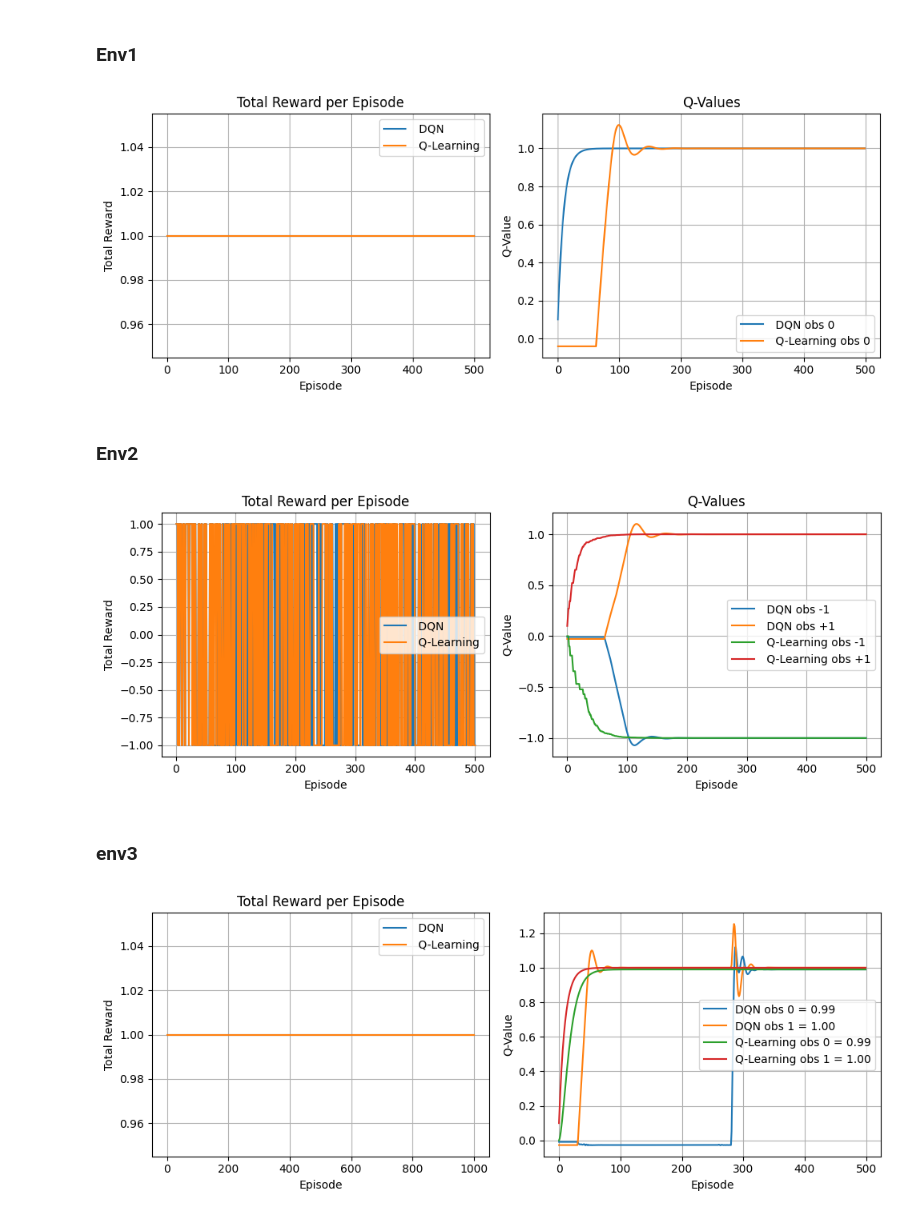
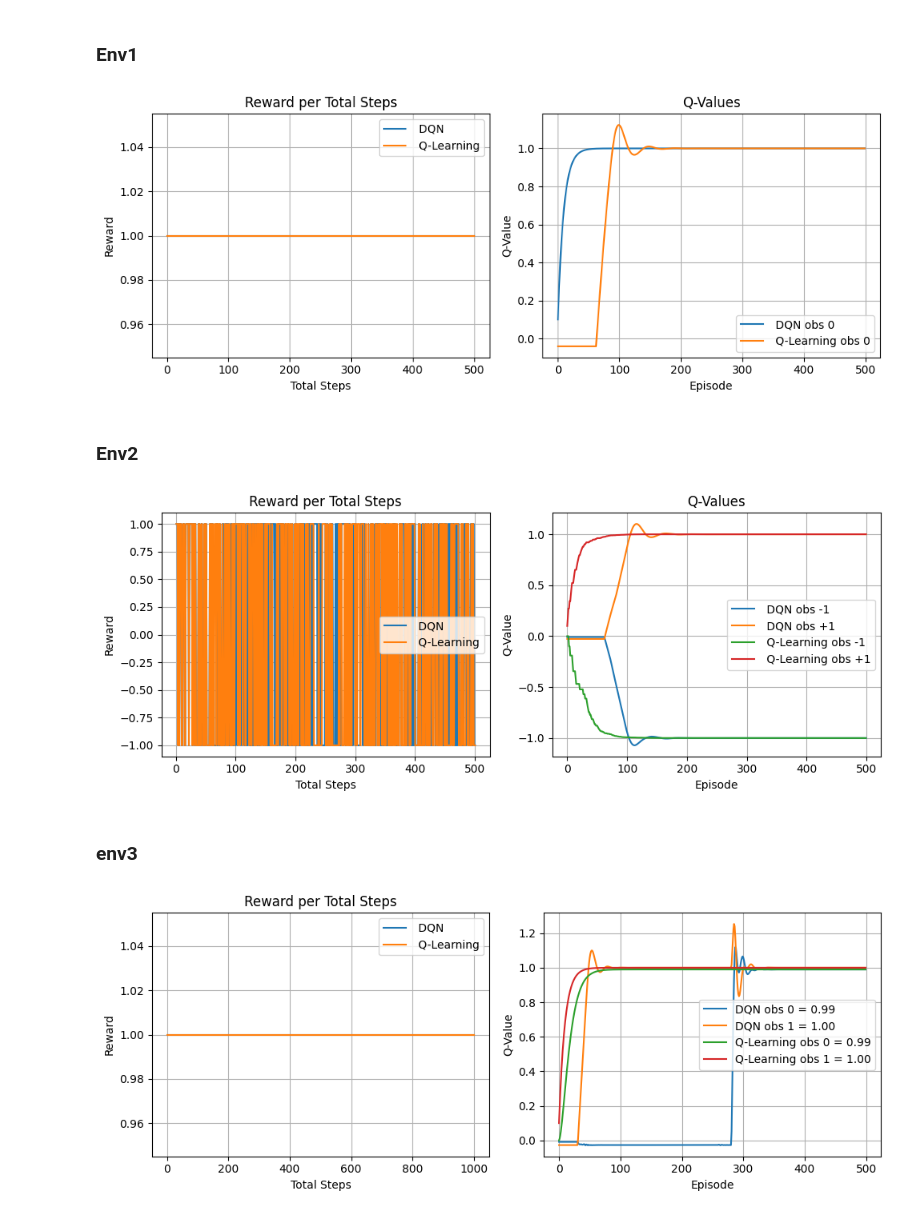
Before and after one commit to LucioLuque/RL-TP2, a Jupyter notebook: notebooks/parte1.ipynb, the cells around one changed output. Cells and saved outputs as stored; diff of their text form; code cells hidden in the pictures.

```diff
--- a/notebooks/parte1.ipynb
+++ b/notebooks/parte1.ipynb
@@ -280,40 +277,40 @@ ql_episodes, ql_values = load_from_tensorboard(path, tag)
 fig, axes = plt.subplots(1, 2, figsize=(10, 4))
 axes[0].plot(episodes, values, label=" DQN")
 axes[0].plot(ql_episodes, ql_values, label=" Q-Learning")
-axes[0].set_xlabel("Episode")
-axes[0].set_ylabel("Total Reward")
+axes[0].set_xlabel("Total Steps")
+axes[0].set_ylabel("Reward")
 axes[0].grid(True)
 axes[0].legend()
-axes[0].set_title("Total Reward per Episode")
+axes[0].set_title("Reward per Total Steps")
 
 path = Path(f"../runs/{folder_name}")
 tag= "Q-values/Episode/state_0_action_0"
 episodes, ql_values = load_from_tensorboard(path, tag)
 
 path = Path(f"../runs/{ql_folder_name}")
 tag= "Q-values/Episode/state_0_action_0"
 ql_episodes, values = load_from_tensorboard(path, tag)
 
 
 axes[1].plot(episodes, values, label=" DQN obs 0")
 axes[1].plot(ql_episodes, ql_values, label=" Q-Learning obs 0")
 axes[1].set_xlabel("Episode")
 axes[1].set_ylabel("Q-Value")
 axes[1].legend()
 axes[1].grid(True)
 axes[1].set_title("Q-Values")
 
 plt.tight_layout()
 
 image_name = "dqn_ql_env1"
 path = Path(f"../images/{image_name}.png")
 if not path.parent.exists():
     path.parent.mkdir(parents=True, exist_ok=True)
 plt.savefig(path, dpi=300)
 
 plt.show()
 # %% [output]
-[figure, old version]
+[figure, new version]
 # %% [markdown]
 ### Env2
 # %%
@@ -331,11 +328,11 @@ ql_episodes, ql_values = load_from_tensorboard(path, tag)
 fig, axes = plt.subplots(1, 2, figsize=(10, 4))
 axes[0].plot(episodes, values, label=" DQN")
 axes[0].plot(ql_episodes, ql_values, label=" Q-Learning")
-axes[0].set_xlabel("Episode")
-axes[0].set_ylabel("Total Reward")
+axes[0].set_xlabel("Total Steps")
+axes[0].set_ylabel("Reward")
 axes[0].grid(True)
 axes[0].legend()
-axes[0].set_title("Total Reward per Episode")
+axes[0].set_title("Reward per Total Steps")
 
 path = Path(f"../runs/{folder_name}")
 tag= "Q-values/Episode/state_0_action_0"
@@ -350,7 +347,6 @@ ql_episodes, ql_values = load_from_tensorboard(path, tag)
 
 tag= "Q-values/Episode/state_1_action_0"
 ql_episodes2, ql_values2 = load_from_tensorboard(path, tag)
-
 
 axes[1].plot(episodes, values, label=" DQN obs -1")
 axes[1].plot(episodes2, values2, label=" DQN obs +1")
@@ -371,7 +367,7 @@ plt.savefig(path, dpi=300)
 
 plt.show()
 # %% [output]
-[figure, old version]
+[figure, new version]
 # %% [markdown]
 ### env3
 # %%
@@ -388,11 +384,11 @@ ql_episodes, ql_values = load_from_tensorboard(path, tag)
 fig, axes = plt.subplots(1, 2, figsize=(10, 4))
 axes[0].plot(episodes, values, label=" DQN")
 axes[0].plot(ql_episodes, ql_values, label=" Q-Learning")
-axes[0].set_xlabel("Episode")
-axes[0].set_ylabel("Total Reward")
+axes[0].set_xlabel("Total Steps")
+axes[0].set_ylabel("Reward")
 axes[0].grid(True)
 axes[0].legend()
-axes[0].set_title("Total Reward per Episode")
+axes[0].set_title("Reward per Total Steps")
 
 path = Path(f"../runs/{folder_name}")
 tag= "Q-values/Episode/state_0_action_0"
@@ -426,4 +422,4 @@ plt.savefig(path, dpi=300)
 
 plt.show()
 # %% [output]
-[figure, old version]
+[figure, new version]
```
Also changed, not shown: parts of 1 cell of this notebook, 7 other files.
